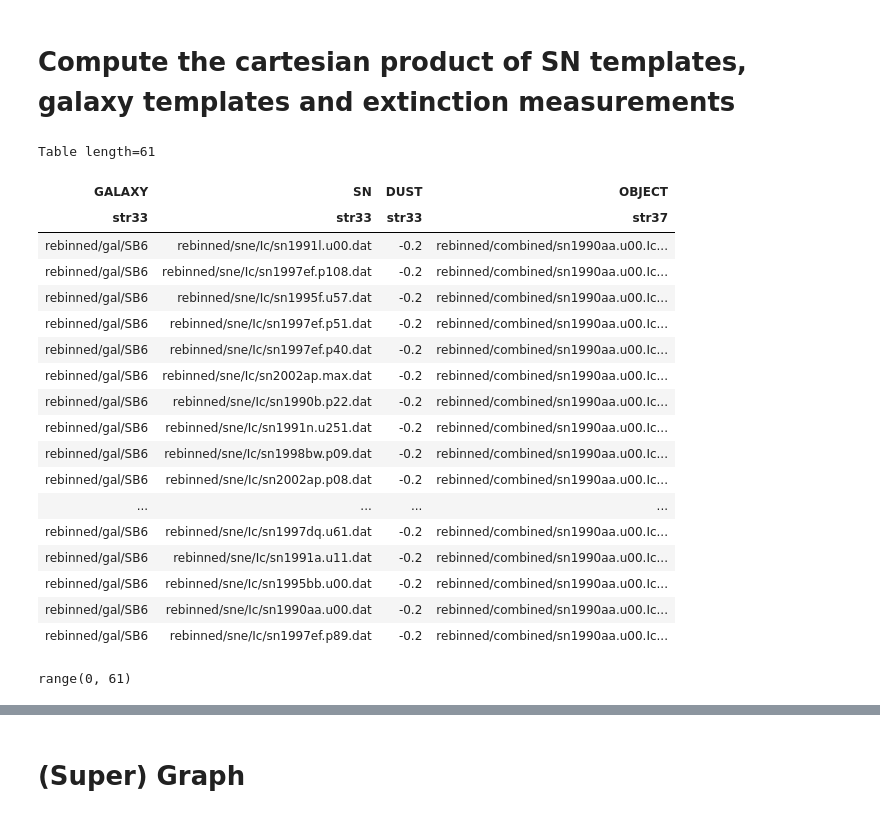
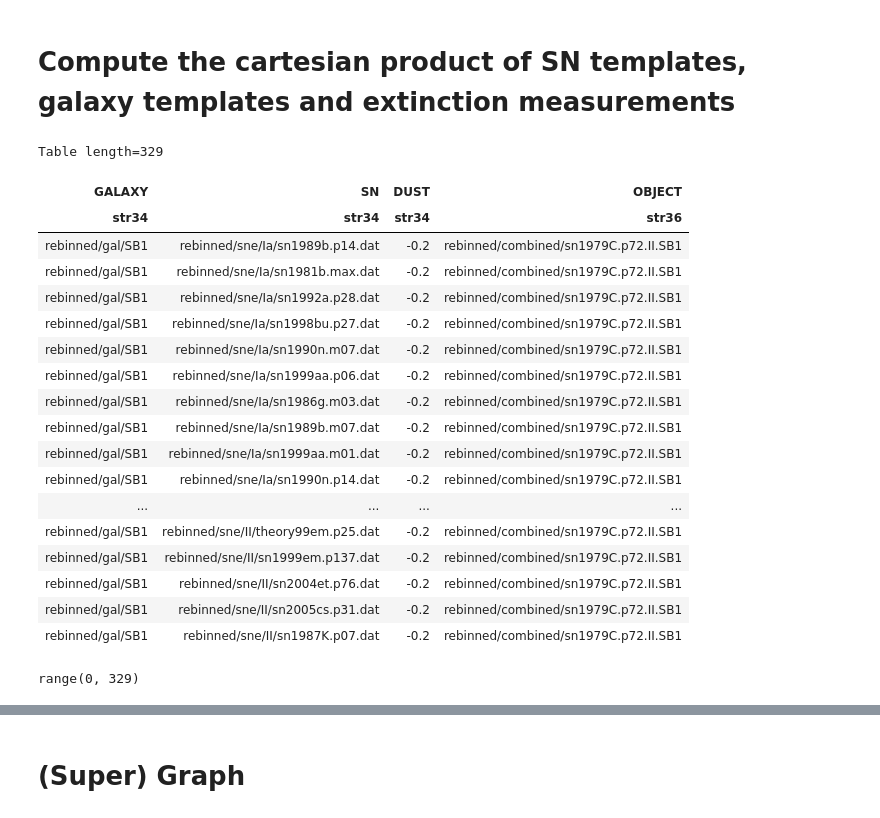
Before and after one commit to oyaron/NGSF, a Jupyter notebook: SSF_v2.ipynb, the cells around one changed output, grey strips where cells are left out. Cells and saved outputs as stored; diff of their text form; code cells hidden in the pictures.

```diff
--- a/SSF_v2.ipynb
+++ b/SSF_v2.ipynb
@@ -178,46 +204,46 @@ templates_dust = np.array([-0.2, 0.1])
 ## Truncate templates SN, HG
 # %%
 #Truncate the SN
-#templates_sn_trunc = select_templates(templates_sn, ['/Ia/' , '/Ib/' , '/Ic/','/II/'])
-templates_sn_trunc = select_templates(templates_sn, ['/Ic/'])
+templates_sn_trunc = select_templates(templates_sn, ['/Ia/' , '/Ib/','II'])
+#templates_sn_trunc = select_templates(templates_sn, ['/Ic/'])
 
 #Truncate the host galaxy
-templates_gal_trunc = select_templates(templates_gal, ['/SB6'])
+templates_gal_trunc = select_templates(templates_gal, ['/SB1'])
 # %% [markdown]
 # Compute the cartesian product of SN templates, galaxy templates and extinction measurements
 # %%
 cartesian_product_all=cartesian_product(*[templates_gal_trunc[:1], templates_sn_trunc, templates_dust[:1]])
 cartesian_product_all=table.Table(cartesian_product_all, names=('GALAXY', 'SN', 'DUST'))
 
 #In brakets here is the number of template I'm using to match
-cartesian_product_all['OBJECT']=["rebinned/combined/sn1990aa.u00.Ic.SB6"]
+cartesian_product_all['OBJECT']=["rebinned/combined/sn1979C.p72.II.SB1"]
 
 
 cartesian_product_all
 # %% [output]
-Table length=61
+Table length=329
 | GALAXY | SN | DUST | OBJECT |
-| str33 | str33 | str33 | str37 |
-| rebinned/gal/SB6 | rebinned/sne/Ic/sn1991l.u00.dat | -0.2 | rebinned/combined/sn1990aa.u00.Ic... |
-| rebinned/gal/SB6 | rebinned/sne/Ic/sn1997ef.p108.dat | -0.2 | rebinned/combined/sn1990aa.u00.Ic... |
-| rebinned/gal/SB6 | rebinned/sne/Ic/sn1995f.u57.dat | -0.2 | rebinned/combined/sn1990aa.u00.Ic... |
-| rebinned/gal/SB6 | rebinned/sne/Ic/sn1997ef.p51.dat | -0.2 | rebinned/combined/sn1990aa.u00.Ic... |
-| rebinned/gal/SB6 | rebinned/sne/Ic/sn1997ef.p40.dat | -0.2 | rebinned/combined/sn1990aa.u00.Ic... |
-| rebinned/gal/SB6 | rebinned/sne/Ic/sn2002ap.max.dat | -0.2 | rebinned/combined/sn1990aa.u00.Ic... |
-| rebinned/gal/SB6 | rebinned/sne/Ic/sn1990b.p22.dat | -0.2 | rebinned/combined/sn1990aa.u00.Ic... |
-| rebinned/gal/SB6 | rebinned/sne/Ic/sn1991n.u251.dat | -0.2 | rebinned/combined/sn1990aa.u00.Ic... |
-| rebinned/gal/SB6 | rebinned/sne/Ic/sn1998bw.p09.dat | -0.2 | rebinned/combined/sn1990aa.u00.Ic... |
-| rebinned/gal/SB6 | rebinned/sne/Ic/sn2002ap.p08.dat | -0.2 | rebinned/combined/sn1990aa.u00.Ic... |
+| str34 | str34 | str34 | str36 |
+| rebinned/gal/SB1 | rebinned/sne/Ia/sn1989b.p14.dat | -0.2 | rebinned/combined/sn1979C.p72.II.SB1 |
+| rebinned/gal/SB1 | rebinned/sne/Ia/sn1981b.max.dat | -0.2 | rebinned/combined/sn1979C.p72.II.SB1 |
+| rebinned/gal/SB1 | rebinned/sne/Ia/sn1992a.p28.dat | -0.2 | rebinned/combined/sn1979C.p72.II.SB1 |
+| rebinned/gal/SB1 | rebinned/sne/Ia/sn1998bu.p27.dat | -0.2 | rebinned/combined/sn1979C.p72.II.SB1 |
+| rebinned/gal/SB1 | rebinned/sne/Ia/sn1990n.m07.dat | -0.2 | rebinned/combined/sn1979C.p72.II.SB1 |
+| rebinned/gal/SB1 | rebinned/sne/Ia/sn1999aa.p06.dat | -0.2 | rebinned/combined/sn1979C.p72.II.SB1 |
+| rebinned/gal/SB1 | rebinned/sne/Ia/sn1986g.m03.dat | -0.2 | rebinned/combined/sn1979C.p72.II.SB1 |
+| rebinned/gal/SB1 | rebinned/sne/Ia/sn1989b.m07.dat | -0.2 | rebinned/combined/sn1979C.p72.II.SB1 |
+| rebinned/gal/SB1 | rebinned/sne/Ia/sn1999aa.m01.dat | -0.2 | rebinned/combined/sn1979C.p72.II.SB1 |
+| rebinned/gal/SB1 | rebinned/sne/Ia/sn1990n.p14.dat | -0.2 | rebinned/combined/sn1979C.p72.II.SB1 |
 | ... | ... | ... | ... |
-| rebinned/gal/SB6 | rebinned/sne/Ic/sn1997dq.u61.dat | -0.2 | rebinned/combined/sn1990aa.u00.Ic... |
-| rebinned/gal/SB6 | rebinned/sne/Ic/sn1991a.u11.dat | -0.2 | rebinned/combined/sn1990aa.u00.Ic... |
-| rebinned/gal/SB6 | rebinned/sne/Ic/sn1995bb.u00.dat | -0.2 | rebinned/combined/sn1990aa.u00.Ic... |
-| rebinned/gal/SB6 | rebinned/sne/Ic/sn1990aa.u00.dat | -0.2 | rebinned/combined/sn1990aa.u00.Ic... |
-| rebinned/gal/SB6 | rebinned/sne/Ic/sn1997ef.p89.dat | -0.2 | rebinned/combined/sn1990aa.u00.Ic... |
+| rebinned/gal/SB1 | rebinned/sne/II/theory99em.p25.dat | -0.2 | rebinned/combined/sn1979C.p72.II.SB1 |
+| rebinned/gal/SB1 | rebinned/sne/II/sn1999em.p137.dat | -0.2 | rebinned/combined/sn1979C.p72.II.SB1 |
+| rebinned/gal/SB1 | rebinned/sne/II/sn2004et.p76.dat | -0.2 | rebinned/combined/sn1979C.p72.II.SB1 |
+| rebinned/gal/SB1 | rebinned/sne/II/sn2005cs.p31.dat | -0.2 | rebinned/combined/sn1979C.p72.II.SB1 |
+| rebinned/gal/SB1 | rebinned/sne/II/sn1987K.p07.dat | -0.2 | rebinned/combined/sn1979C.p72.II.SB1 |
 # %%
 index_array=range(len(cartesian_product_all))
 index_array
 # %% [output]
-range(0, 61)
+range(0, 329)
 # %%
 %%capture
```
Also changed, not shown: parts of 9 cells of this notebook.
